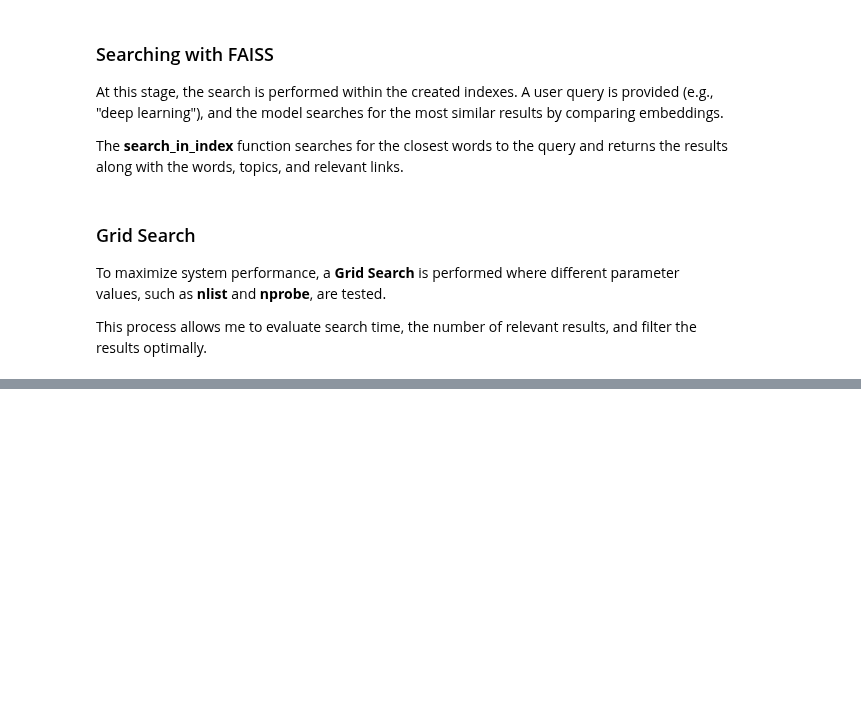
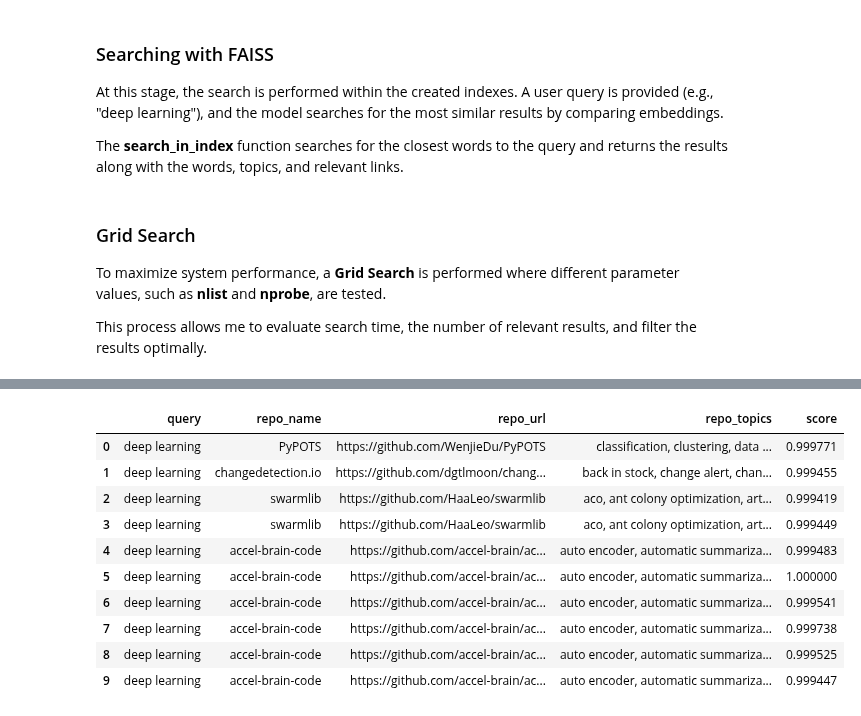
Before and after one commit to noambassat/RAG_Agent_GITHUB_Rep.project, a Jupyter notebook: RAG.ipynb, the cells around one changed output, grey strips where cells are left out. Saved outputs shown, nothing was run; the diff lists cells and outputs as text; code cells hidden in the pictures; blank space fills up the shorter version.

```diff
--- a/RAG.ipynb
+++ b/RAG.ipynb
@@ -339,0 +356,90 @@ plt.show()
+# %%
+from sklearn.metrics.pairwise import cosine_similarity
+
+def calculate_similarity(query_vector, all_vectors):
+    """
+    Calculate cosine similarity between the query vector and all_vectors.
+    Returns a list of similarity scores.
+    """
+    similarities = cosine_similarity(np.array([query_vector]), all_vectors)
+    return similarities.flatten()
+
+def build_ground_truth(queries, embeddings, all_vectors, vector_to_repo, clean_df,
+                       top_k_percent=0.1, percentile=90):
+    """
+    Build ground truth based on Top K% and Percentiles for multiple queries.
+
+    Parameters:
+    - queries: List of query strings.
+    - embeddings: The embedding model used (CustomCodeBERTEmbeddings).
+    - all_vectors: The FAISS embeddings for the projects.
+    - vector_to_repo: Mapping from vector index to repo index.
+    - clean_df: The DataFrame containing the project metadata.
+    - top_k_percent: Percentage for Top K% filtering (e.g., 0.1 for Top 10%).
+    - percentile: Percentile threshold for filtering (e.g., 90 for 90th percentile).
+
+    Returns:
+    - ground_truth_df: A DataFrame containing relevant results for each query.
+    """
+    results = []
+
+    for query in queries:
+        query_vector = embeddings.embed_query(query)
+        similarities = calculate_similarity(query_vector, all_vectors)
+
+        # Get Top K% results
+        top_k_threshold = np.percentile(similarities, 100 - (top_k_percent * 100))
+        top_k_indices = np.where(similarities >= top_k_threshold)[0]
+
+        # Get Percentile-based results
+        percentile_threshold = np.percentile(similarities, percentile)
+        percentile_indices = np.where(similarities >= percentile_threshold)[0]
+
+        # Combine results
+        all_relevant_indices = np.unique(np.concatenate((top_k_indices, percentile_indices)))
+
+        for idx in all_relevant_indices:
+            repo_index = vector_to_repo[idx]
+            repo_name = clean_df.iloc[repo_index]["Name"]
+            repo_url = clean_df.iloc[repo_index]["URL"]
+            repo_topics = clean_df.iloc[repo_index]["Topics"]
+            score = similarities[idx]
+
+            results.append({
+                "query": query,
+                "repo_name": repo_name,
+                "repo_url": repo_url,
+                "repo_topics": repo_topics,
+                "score": score
+            })
+
+    # Create DataFrame for Ground Truth
+    ground_truth_df = pd.DataFrame(results)
+    return ground_truth_df
+
+# ---- דוגמה להרצה ----
+queries = ["deep learning", "neural networks", "python libraries", "computer vision", "natural language processing"]
+ground_truth_df = build_ground_truth(
+    queries=queries,
+    embeddings=embeddings,
+    all_vectors=all_vectors,
+    vector_to_repo=vector_to_repo,
+    clean_df=clean_df,
+    top_k_percent=0.1,
+    percentile=90
+)
+
+# הצגת מדגם מהתוצאות
+ground_truth_df.head(10)
+# %% [output]
+|  | query | repo_name | repo_url | repo_topics | score |
+| 0 | deep learning | PyPOTS | https://github.com/WenjieDu/PyPOTS | classification, clustering, data ... | 0.999771 |
+| 1 | deep learning | changedetection.io | https://github.com/dgtlmoon/chang... | back in stock, change alert, chan... | 0.999455 |
+| 2 | deep learning | swarmlib | https://github.com/HaaLeo/swarmlib | aco, ant colony optimization, art... | 0.999419 |
+| 3 | deep learning | swarmlib | https://github.com/HaaLeo/swarmlib | aco, ant colony optimization, art... | 0.999449 |
+| 4 | deep learning | accel-brain-code | https://github.com/accel-brain/ac... | auto encoder, automatic summariza... | 0.999483 |
+| 5 | deep learning | accel-brain-code | https://github.com/accel-brain/ac... | auto encoder, automatic summariza... | 1.000000 |
+| 6 | deep learning | accel-brain-code | https://github.com/accel-brain/ac... | auto encoder, automatic summariza... | 0.999541 |
+| 7 | deep learning | accel-brain-code | https://github.com/accel-brain/ac... | auto encoder, automatic summariza... | 0.999738 |
+| 8 | deep learning | accel-brain-code | https://github.com/accel-brain/ac... | auto encoder, automatic summariza... | 0.999525 |
+| 9 | deep learning | accel-brain-code | https://github.com/accel-brain/ac... | auto encoder, automatic summariza... | 0.999447 |
```
Also changed, not shown: parts of 17 cells of this notebook.
